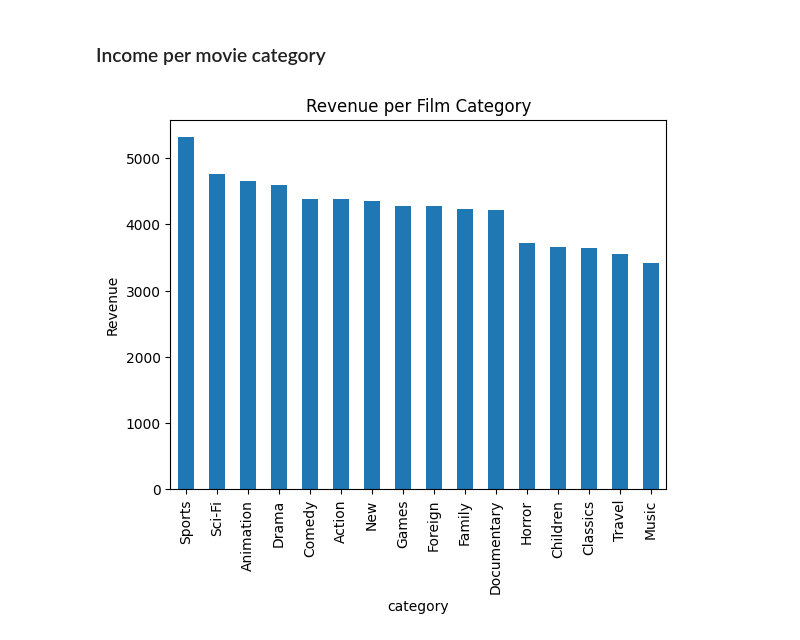
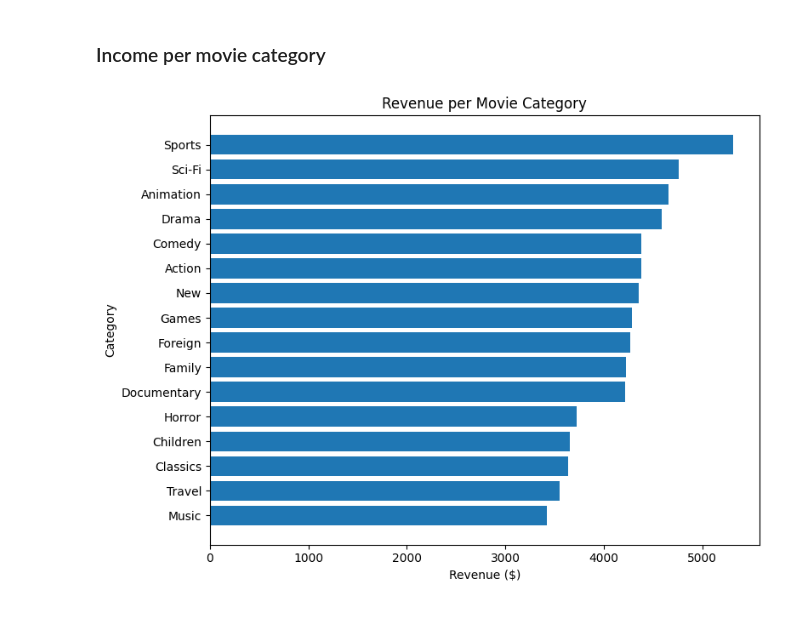
Before and after one commit to Filippa-Jansson/dvd_rental_sql_analysis, a Jupyter notebook: lab_1_sql/moviesdata.ipynb, the cells around one changed output. Drawn from its saved outputs; the diff is of its cells as text; code cells hidden in the pictures.

```diff
--- a/lab_1_sql/moviesdata.ipynb
+++ b/lab_1_sql/moviesdata.ipynb
@@ -210,28 +251,33 @@ plt.show()
 # %% [markdown]
 ### Income per movie category
-# %%
-query = """
-SELECT
-    c.name AS category,
-    SUM(p.amount) AS revenue
-FROM category c
-JOIN film_category fc ON c.category_id = fc.category_id
-JOIN inventory i ON fc.film_id = i.film_id
-JOIN rental r ON i.inventory_id = r.inventory_id
-JOIN payment p ON r.rental_id = p.rental_id
-GROUP BY category
-ORDER BY revenue DESC
-"""
-df_revenue = con.execute(query).df()
-
-df_revenue.plot(
-    kind="bar",
-    x="category",
-    y="revenue",
-    legend=False,
-    title="Revenue per Film Category"
-)
-plt.ylabel("Revenue")
-plt.show()
-# %% [output]
-[figure, removed]
+# %%
+income_category = duckdb.sql("""
+SELECT
+    cat.name AS category,
+    SUM(p.amount) AS revenue
+FROM payment p
+JOIN rental r        ON p.rental_id = r.rental_id
+JOIN inventory i     ON r.inventory_id = i.inventory_id
+JOIN film f          ON i.film_id = f.film_id
+JOIN film_category fc ON f.film_id = fc.film_id
+JOIN category cat    ON fc.category_id = cat.category_id
+GROUP BY cat.name
+ORDER BY revenue DESC;
+""").df()
+
+income_category
+
+import matplotlib.pyplot as plt
+
+plt.figure(figsize=(8,6))
+plt.barh(income_category["category"], income_category["revenue"])
+
+plt.xlabel("Revenue ($)")
+plt.ylabel("Category")
+plt.title("Revenue per Movie Category")
+
+plt.gca().invert_yaxis()
+plt.tight_layout()
+plt.show()
+# %% [output]
+[figure, added]
```
Also changed, not shown: parts of 28 cells of this notebook, 11 other files.
